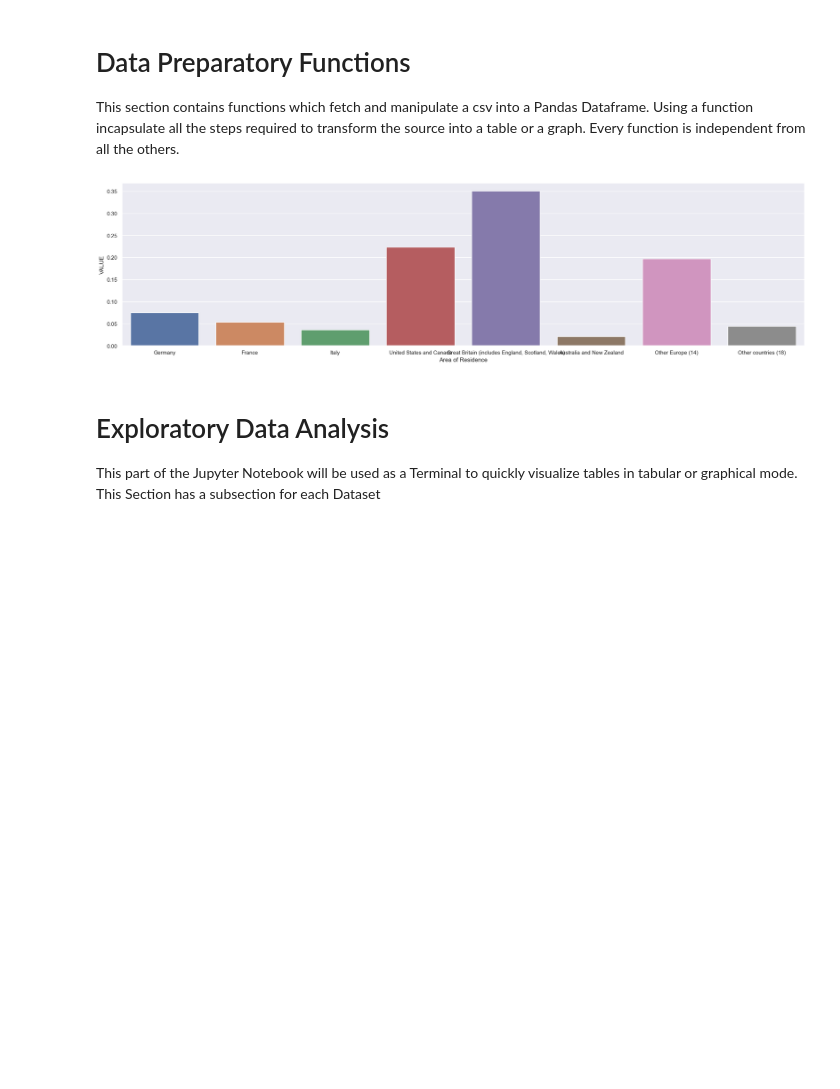
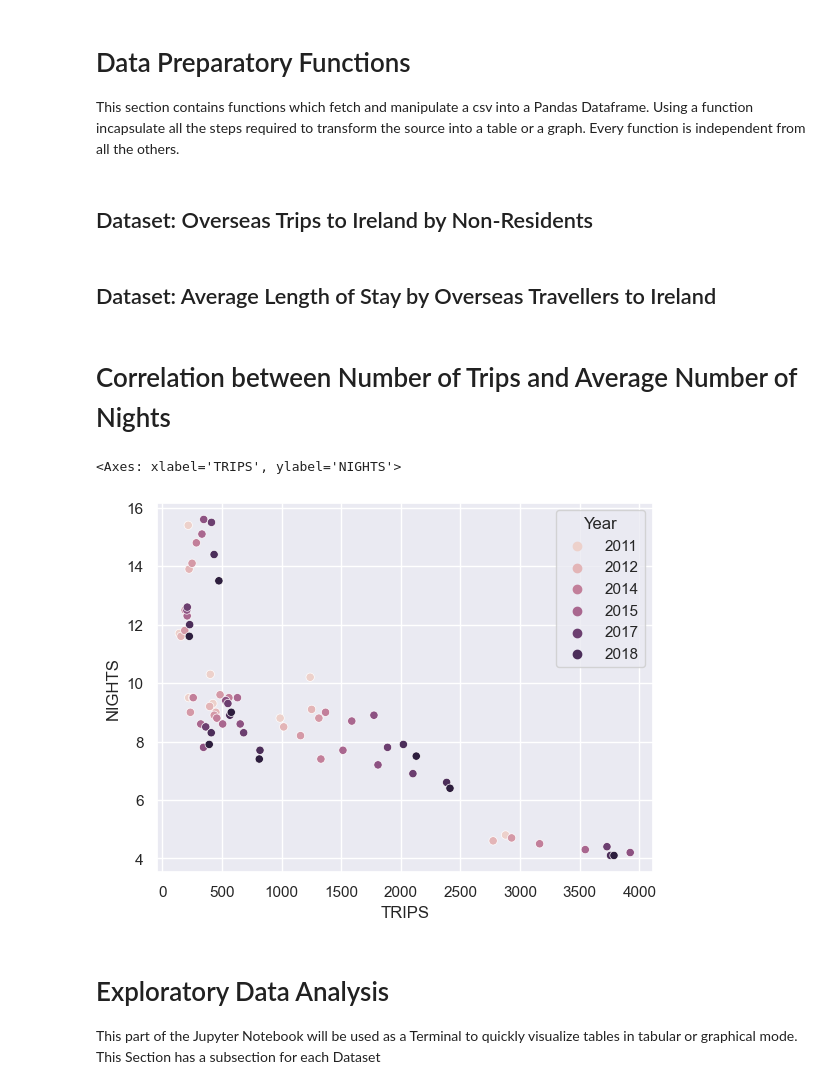
Before and after one commit to sba21725/MSC_DA_CA1, a Jupyter notebook: Notebook.ipynb, the cells around one changed output. Drawn from its saved outputs; the diff is of its cells as text; code cells hidden in the pictures; blank space fills up the shorter version.

Commit message:
correlation between number of trips and average number of nights

```diff
--- a/Notebook.ipynb
+++ b/Notebook.ipynb
@@ -75,7 +75,26 @@ def cso_df(cso_stat_code):
 
 This section contains functions which fetch and manipulate a csv into a Pandas Dataframe.
 Using a function incapsulate all the steps required to transform the source into a table or a graph. Every function is independent from all the others.
+# %% [markdown]
+## Dataset: Overseas Trips to Ireland by Non-Residents
 # %%
+def tma09C1_no_allcountries_simplified():
+    df = cso_df("tma09")
+
+    df = df[df["Statistic Label"]=="Overseas Trips to Ireland by Non-Residents"]
+
+    # 2009 and 2010 there are missing values.
+    # Remove lines and restrict research to 2011-2019
+    df = df[df["Year"]>=2011]
+
+    df = df.drop(df.loc[df["Area of Residence"]=="All Countries"].index)
+
+    df = df.drop(["C02173V02619", "TLIST(A1)", "STATISTIC", "Statistic Label", "UNIT"], axis=1)
+
+    df = df.rename(columns={"VALUE":"TRIPS"})
+
+    return df
+
 def tma09C1_frequencies_no_allcountries():
     df = cso_df("tma09")
 
@@ -92,20 +111,33 @@ def tma09C1_frequencies_no_allcountries():
         df.loc[df['Year'] == year, 'VALUE'] = df[df['Year'] == year]["VALUE"]/tot_year
 
     df = df.drop(df.loc[df["Area of Residence"]=="All Countries"].index)
-    return df
 
 
-df = tma09C1_frequencies_no_allcountries().loc[tma09C1_frequencies_no_allcountries()["Year"]==2019]
-
-
-sns.set_theme(style="darkgrid")
-
-fig, ax = plt.subplots(figsize=(25, 6))
-
-sns.barplot(df, x="Area of Residence", y="VALUE", ax=ax)
-plt.show()
+    return df
-# %% [output]
-[figure, removed]
+# %% [markdown]
+## Dataset: Average Length of Stay by Overseas Travellers to Ireland
+# %%
+def tma09C2_no_allcountries_simplified():
+    df = cso_df("tma09")
+
+    df = df[df["Statistic Label"]=="Average Length of Stay by Overseas Travellers to Ireland"]
+
+    df = df.drop(df.loc[df["Area of Residence"]=="All Countries"].index)
+
+    df = df.drop(["C02173V02619", "TLIST(A1)", "STATISTIC", "Statistic Label", "UNIT"], axis=1)
+
+    df = df.rename(columns={"VALUE":"NIGHTS"})
+
+    return df
+# %% [markdown]
+# Correlation between Number of Trips and Average Number of Nights
+# %%
+df = pd.merge(tma09C1_no_allcountries_simplified(), tma09C2_no_allcountries_simplified(), on=["Area of Residence","Year"])
+
+sns.scatterplot(data=df, x="TRIPS", y="NIGHTS", hue="Year")
+# %% [output]
+<Axes: xlabel='TRIPS', ylabel='NIGHTS'>
+[figure, added]
 # %%
 # NAME CONVENTION csoStatCode_bla bla bla
 
```
Also changed, not shown: 1 other file.
